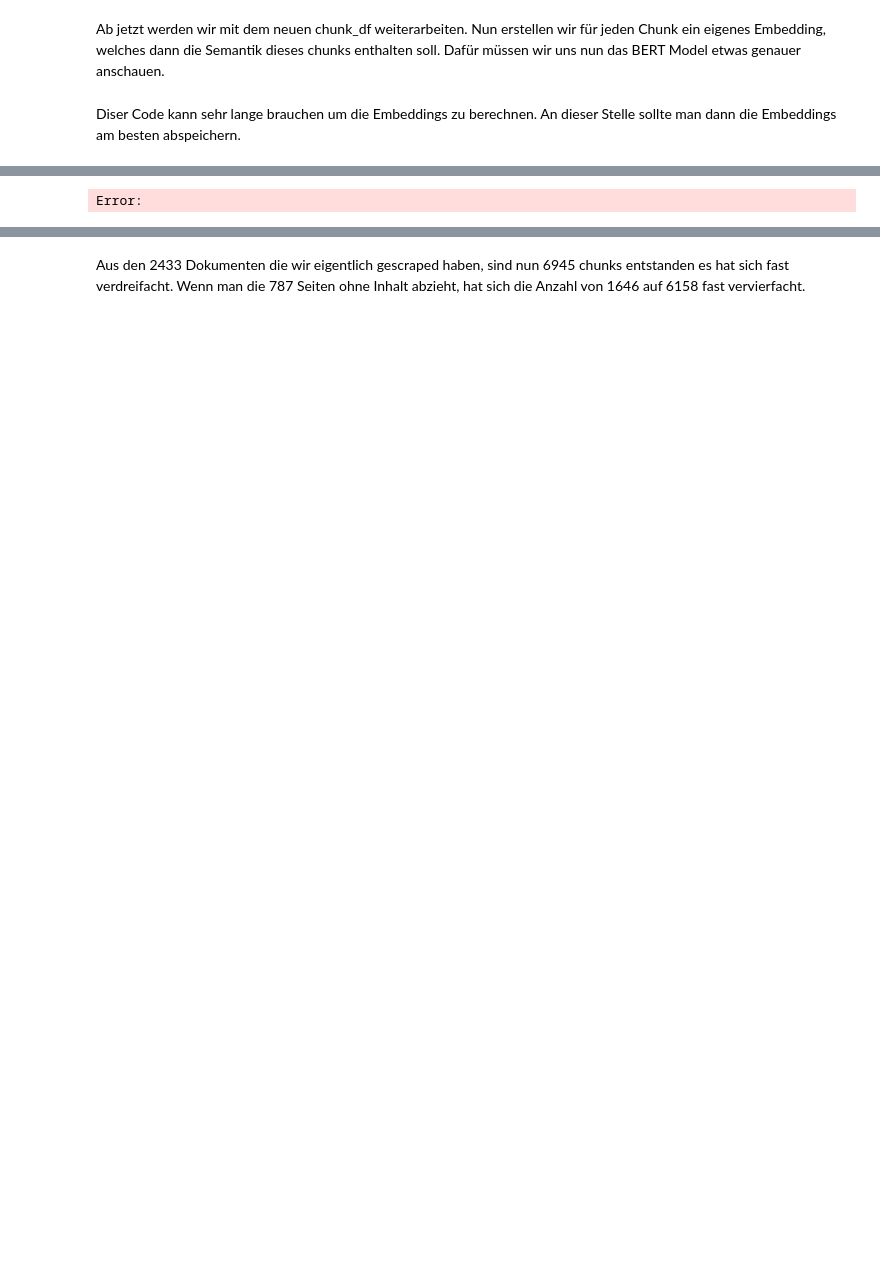
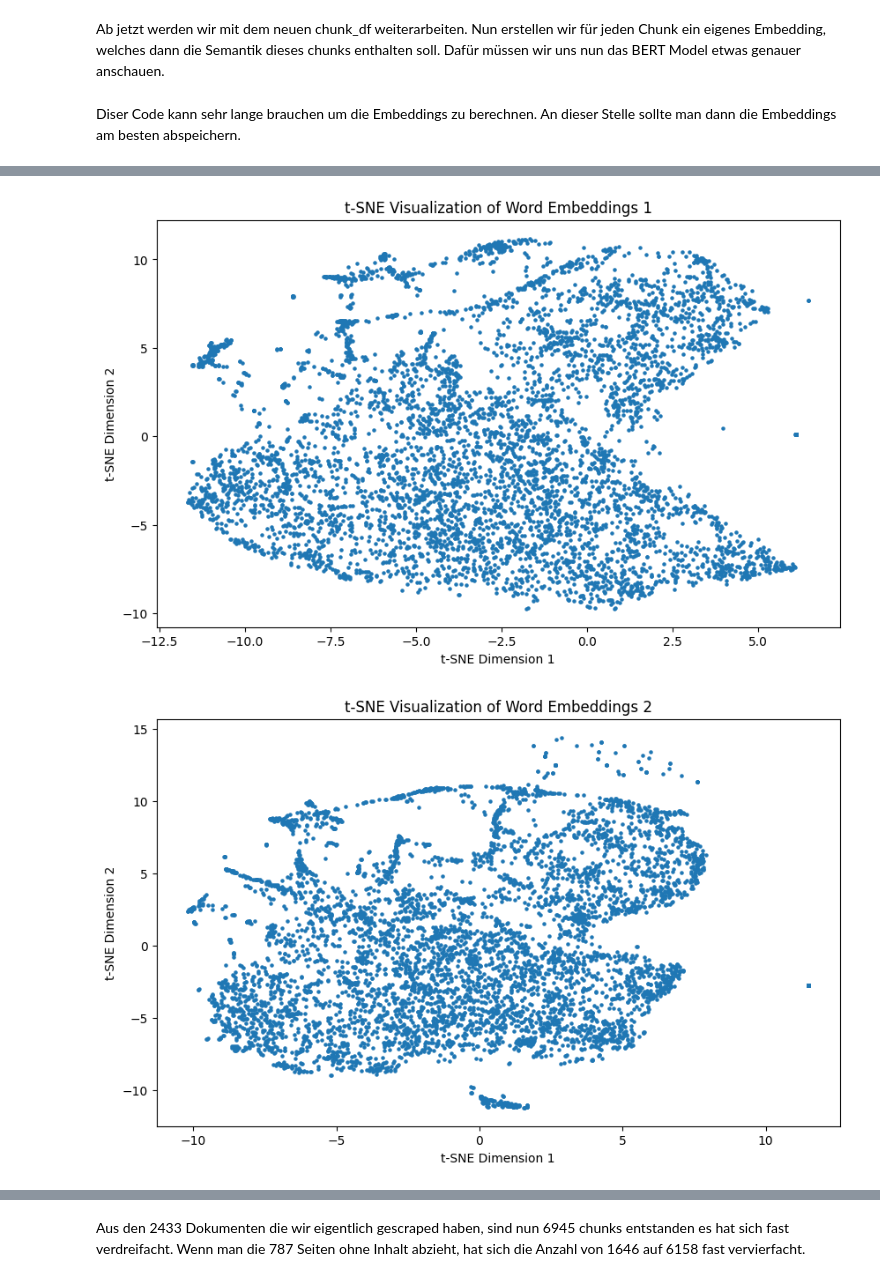
Before and after one commit to davidg-h/Daibl, a Jupyter notebook: discord_bot/scrap/data_processing.ipynb, the cells around one changed output, grey strips where cells are left out. Cells and saved outputs as stored; diff of their text form; code cells hidden in the pictures; blank space fills up the shorter version.

```diff
--- a/discord_bot/scrap/data_processing.ipynb
+++ b/discord_bot/scrap/data_processing.ipynb
@@ -225,26 +226,21 @@ df = db_get_df("chunk_embeddings", ["filename", "chunk_word_embeddings_2"])
 # %%
-import ast
-import matplotlib.pyplot as plt
-from sklearn.manifold import TSNE
-import numpy as np
-import json
 
-word_embeddings_copy = db_get_df("word_embeddings",["word_embeddings"])
-print(json.loads(word_embeddings_copy["word_embeddings"][0]))
-word_embeddings_copy=[json.loads(embedding) for embedding in tqdm(word_embeddings_copy["word_embeddings"])]
-# Verwenden Sie 'ast.literal_eval', um Zeichenketten in Listen umzuwandeln
-#word_embeddings_copy = word_embeddings_copy.map(ast.literal_eval)
+def embed_t_sne(embed_id):
+    df_embed=[json.loads(embedding) for embedding in tqdm(df[f"chunk_embeddings_{embed_id}"])]
+    word_embeddings = np.array(df_embed)
+    tsne = TSNE(n_components=2, perplexity=30, n_iter=300)
+    X_embedded = tsne.fit_transform(word_embeddings)
 
-# Wandeln Sie die Listen von Listen in ein Numpy-Array um
-word_embeddings = np.array(word_embeddings_copy)
 
-tsne = TSNE(n_components=2, perplexity=30, n_iter=300)
-X_embedded = tsne.fit_transform(word_embeddings)
-plt.figure(figsize=(10, 6))
-plt.scatter(X_embedded[:, 0], X_embedded[:, 1], s=5)
-plt.title("t-SNE Visualization of Word Embeddings")
-plt.xlabel("t-SNE Dimension 1")
-plt.ylabel("t-SNE Dimension 2")
-plt.show()
+    plt.figure(figsize=(10, 6))
+    plt.scatter(X_embedded[:, 0], X_embedded[:, 1], s=5)
+    plt.title(f"t-SNE Visualization of Word Embeddings {embed_id}")
+    plt.xlabel("t-SNE Dimension 1")
+    plt.ylabel("t-SNE Dimension 2")
+    plt.show()
-# %% [output]
-Error:
+# %%
+for i in range(5):
+    embed_t_sne(i +1)
+# %% [output]
+[figure, added]
+[figure, added]
```
Also changed, not shown: parts of 30 cells of this notebook, 1 other file.
